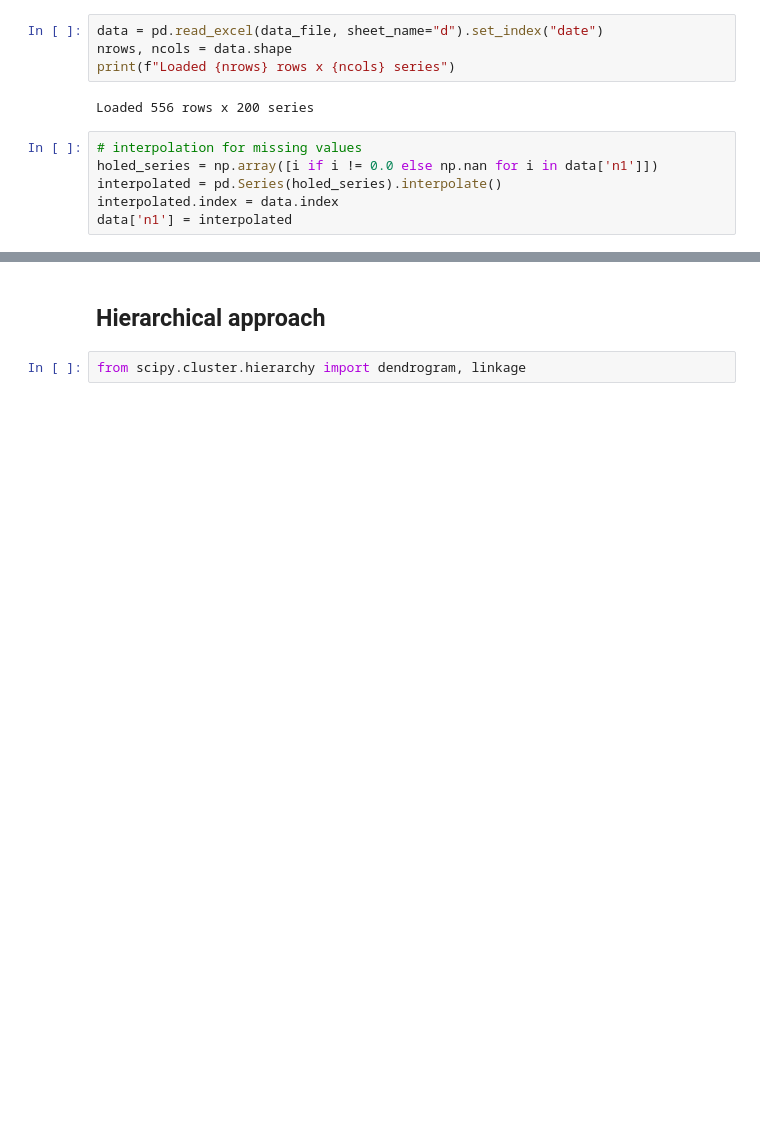
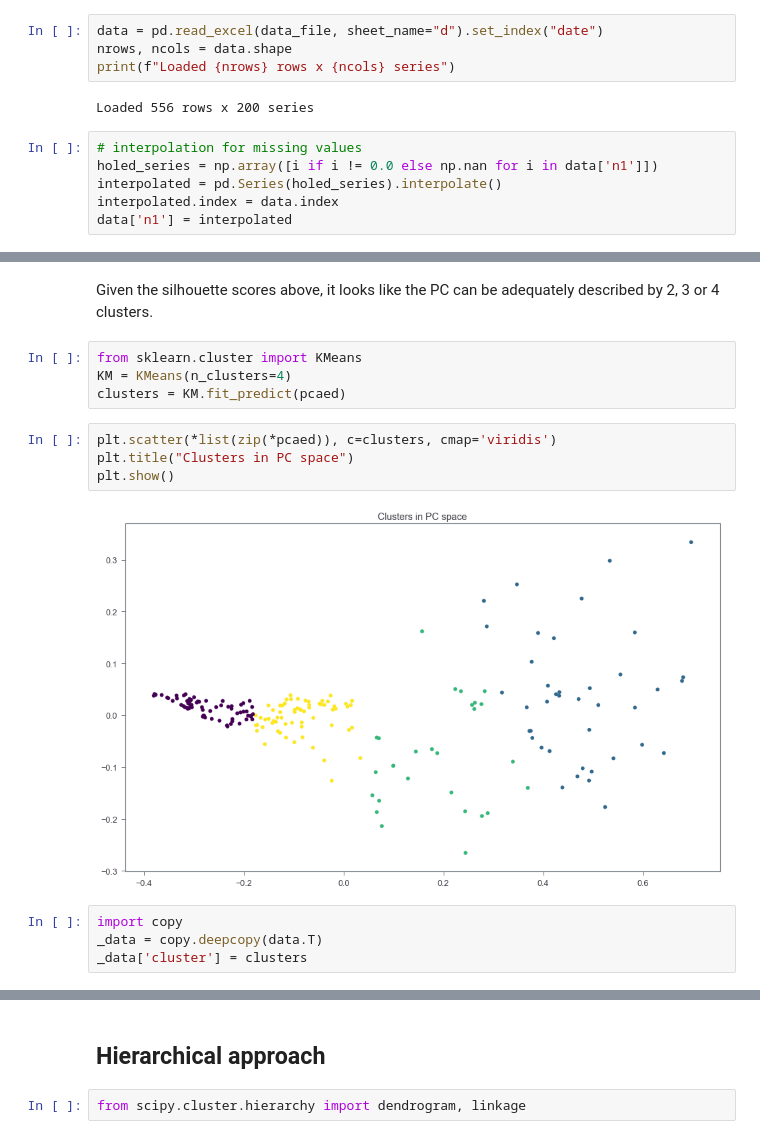
Before and after one commit to iz4vve/dseclub-clustering, a Jupyter notebook: notebooks/2. Clustering attemps.ipynb, the cells around one changed output, grey strips where cells are left out. Cells and saved outputs as stored; diff of their text form; blank space fills up the shorter version.

```diff
--- a/notebooks/2. Clustering attemps.ipynb
+++ b/notebooks/2. Clustering attemps.ipynb
@@ -51,0 +87,16 @@ data['n1'] = interpolated
+# %% [markdown]
+Given the silhouette scores above, it looks like the PC can be adequately described by 2, 3 or 4 clusters.
+# %%
+from sklearn.cluster import KMeans
+KM = KMeans(n_clusters=4)
+clusters = KM.fit_predict(pcaed)
+# %%
+plt.scatter(*list(zip(*pcaed)), c=clusters, cmap='viridis')
+plt.title("Clusters in PC space")
+plt.show()
+# %% [output]
+[figure, added]
+# %%
+import copy
+_data = copy.deepcopy(data.T)
+_data['cluster'] = clusters
```
Also changed, not shown: parts of 11 cells of this notebook, 1 other file.
